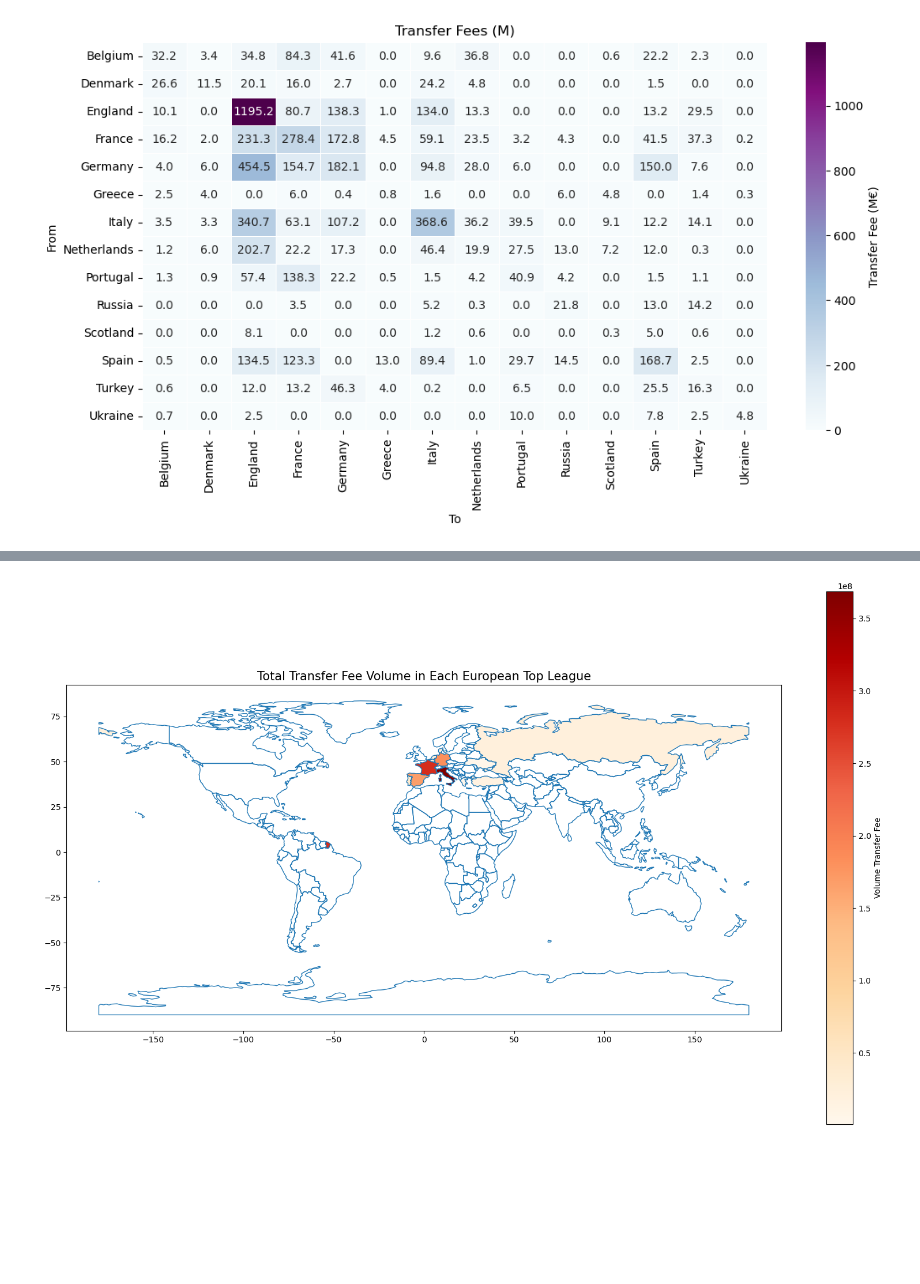
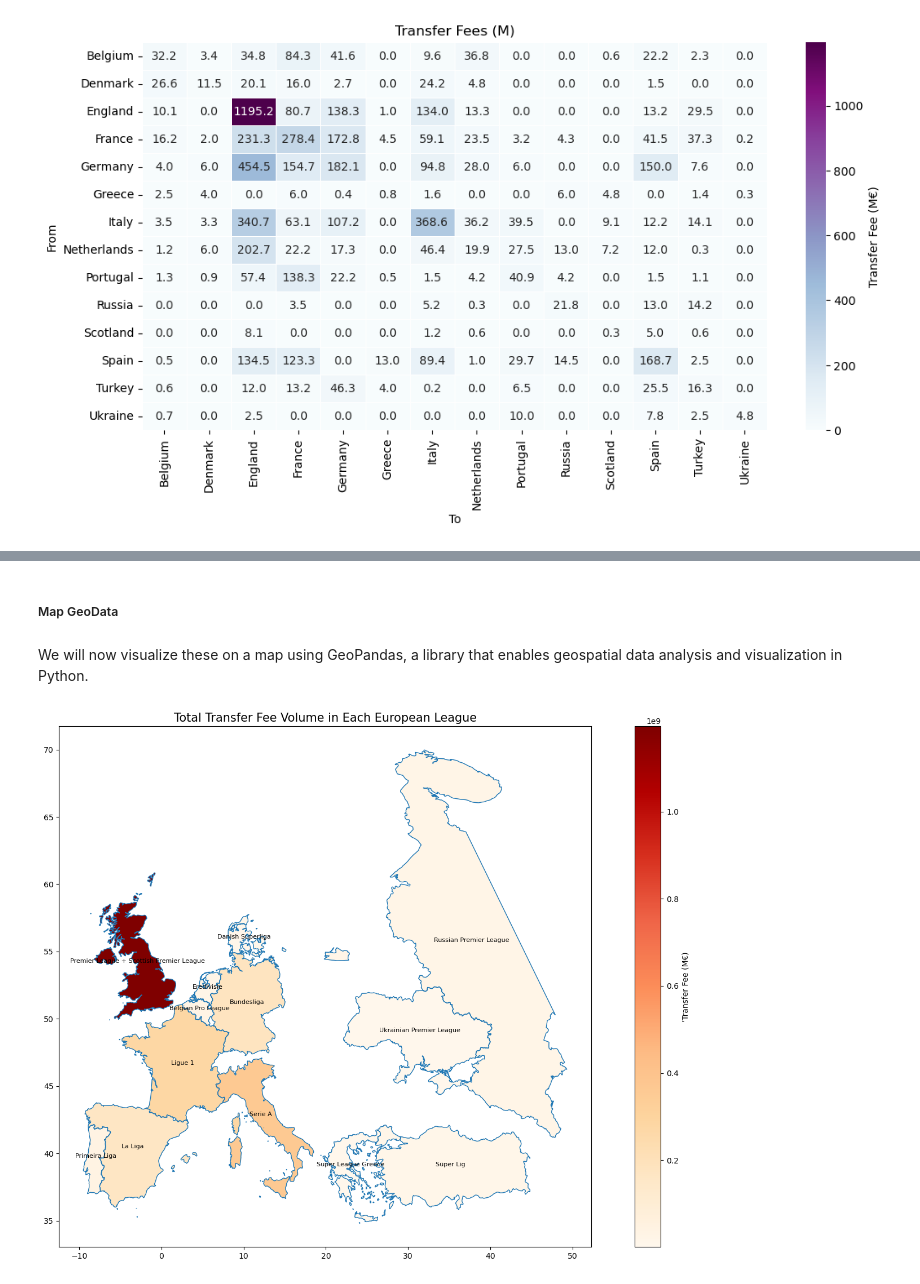
Before and after one commit to florianclai/DataViz, a Jupyter notebook: Football/5 - Transferts 2023-2024/Transfer.ipynb, the cells around one changed output, grey strips where cells are left out. Cells and saved outputs as stored; diff of their text form; code cells hidden in the pictures; blank space fills up the shorter version.

```diff
--- a/Football/5 - Transferts 2023-2024/Transfer.ipynb
+++ b/Football/5 - Transferts 2023-2024/Transfer.ipynb
@@ -128,0 +128,4 @@ This is not surprising, given that the English league is the most attractive in
+# %% [markdown]
+##### Map GeoData
+# %% [markdown]
+We will now visualize these on a map using GeoPandas, a library that enables geospatial data analysis and visualization in Python.
@@ -129,22 +134,52 @@ This is not surprising, given that the English league is the most attractive in
+# %%
+shapefile_path = "europe.geojson"
+europe_map = gpd.read_file(shapefile_path)
+# %%
+countries = ["Belgium", "Denmark", "England", "France", "Germany", "Greece", "Italy",
+        "Netherlands", "Portugal", "Russia", "Scotland", "Spain", "Turkey", "Ukraine"]
+
+transfer_fee = np.diagonal(df_transfers_pivot_matrix)
+
+df = pd.DataFrame({'Country': countries, 'Transfer Fee': transfer_fee})
+
+transfer_fee_uk = np.sum(df.loc[df["Country"]=="Scotland",["Transfer Fee"]].values) + np.sum(df.loc[df["Country"]=="England",["Transfer Fee"]].values)
+
+df1 = pd.DataFrame({'Country' : ["United Kingdom"],"Transfer Fee": transfer_fee_uk})
+
+df =pd.concat([df,df1])
 # %%
-countries = ["Belgium", "Denmark", "England", "France", "Germany", "Greece", "Italy",
-        "Netherlands", "Portugal", "Russia", "Scotland", "Spain", "Turkey", "Ukraine"]
-transfer_fee = np.diagonal(df_transfers_pivot_matrix)
+leagues = {
+    "Belgium": "Belgian Pro League",
+    "Denmark": "Danish Superliga",
+    "France": "Ligue 1",
+    "Germany": "Bundesliga",
+    "Greece": "Super League Greece",
+    "Italy": "Serie A",
+    "Netherlands": "Eredivisie",
+    "Portugal": "Primeira Liga",
+    "Russia": "Russian Premier League",
+    "United Kingdom": "Premier League + Scottish Premier League",
+    "Spain": "La Liga",
+    "Turkey": "Süper Lig",
+    "Ukraine": "Ukrainian Premier League"
+}
 
-df = pd.DataFrame({'Country': countries, 'Transfer Fee': transfer_fee})
+geo_data = europe_map.merge(df, how='left', left_on='NAME', right_on='Country')
+geo_data  = geo_data[geo_data["NAME"].isin(leagues.keys())]
+geo_data["Leagues"] = geo_data["NAME"].map(leagues)
 
-shapefile_path = "ne_110m_admin_0_countries.shp"
-world = gpd.read_file(shapefile_path)
-
-geo_data = world.merge(df, how='left', left_on='ADMIN', right_on='Country')
 
 fig, ax = plt.subplots(1, 1, figsize=(20, 12))
 geo_data.boundary.plot(ax=ax, linewidth=1)
 geo_data.plot(column='Transfer Fee', ax=ax, legend=True,
-              legend_kwds={'label': "Volume Transfer Fee"},
+              legend_kwds={'label': "'Transfer Fee (M€)"},
               cmap='OrRd')
 
-plt.title('Total Transfer Fee Volume in Each European Top League', fontsize=15)
+for idx, row in geo_data.iterrows():
+    centroid = row['geometry'].centroid
+    ax.text(centroid.x, centroid.y, row['Leagues'], fontsize=8, ha='center', color='black')
+
+plt.title('Total Transfer Fee Volume in Each European League', fontsize=15)
 plt.show()
 # %% [output]
-[figure, old version]
+[figure, new version]
```
Also changed, not shown: parts of 15 cells of this notebook, 9 other files.
